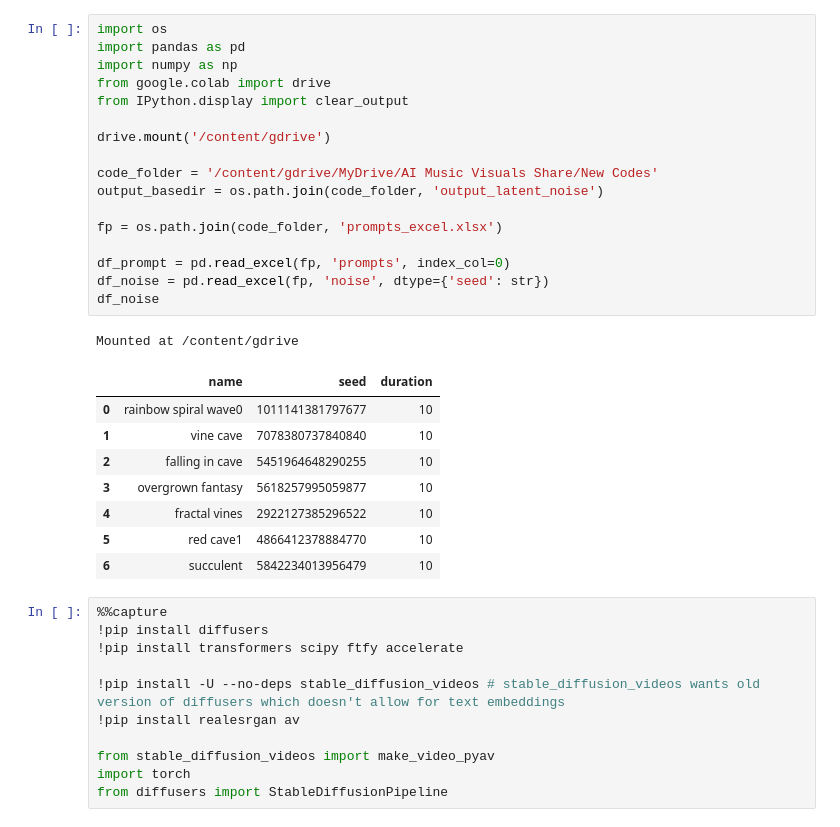
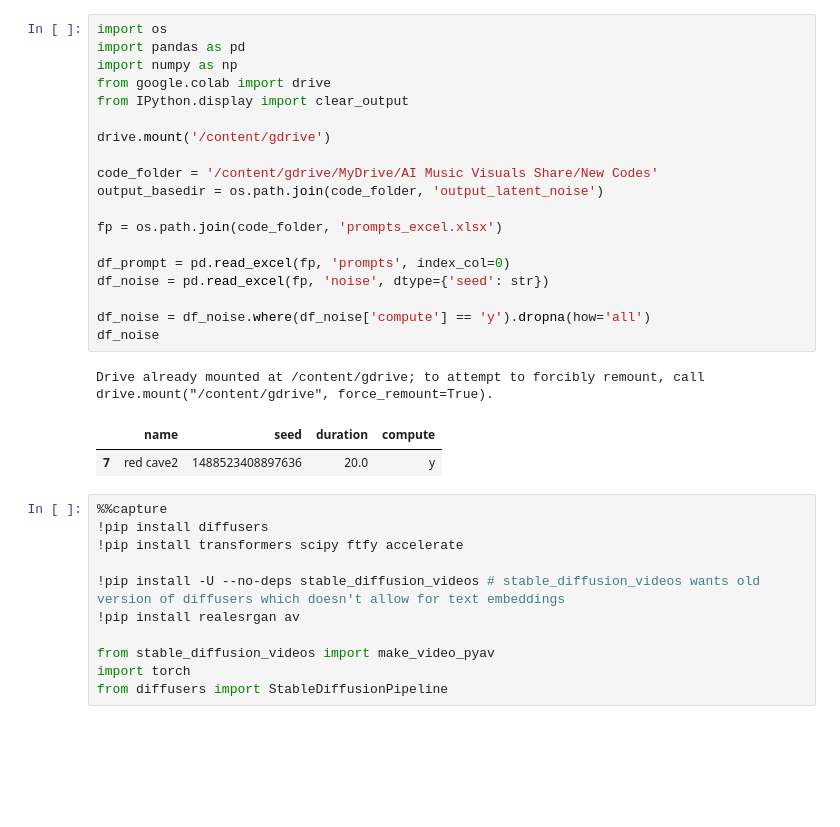
Before and after one commit to aspitarl/AI-Art, a Jupyter notebook: collab_notebooks/Latent_Noise.ipynb, the cells around one changed output. Cells and saved outputs as stored; diff of their text form; blank space fills up the shorter version.

```diff
--- a/collab_notebooks/Latent_Noise.ipynb
+++ b/collab_notebooks/Latent_Noise.ipynb
@@ -1,30 +1,26 @@
 # %%
 import os
 import pandas as pd
 import numpy as np
 from google.colab import drive
 from IPython.display import clear_output
 
 drive.mount('/content/gdrive')
 
 code_folder = '/content/gdrive/MyDrive/AI Music Visuals Share/New Codes'
 output_basedir = os.path.join(code_folder, 'output_latent_noise')
 
 fp = os.path.join(code_folder, 'prompts_excel.xlsx')
 
 df_prompt = pd.read_excel(fp, 'prompts', index_col=0)
 df_noise = pd.read_excel(fp, 'noise', dtype={'seed': str})
+
+df_noise = df_noise.where(df_noise['compute'] == 'y').dropna(how='all')
 df_noise
 # %% [output]
-Mounted at /content/gdrive
+Drive already mounted at /content/gdrive; to attempt to forcibly remount, call drive.mount("/content/gdrive", force_remount=True).
-|  | name | seed | duration |
-| 0 | rainbow spiral wave0 | 1011141381797677 | 10 |
-| 1 | vine cave | 7078380737840840 | 10 |
-| 2 | falling in cave | 5451964648290255 | 10 |
-| 3 | overgrown fantasy | 5618257995059877 | 10 |
-| 4 | fractal vines | 2922127385296522 | 10 |
-| 5 | red cave1 | 4866412378884770 | 10 |
-| 6 | succulent | 5842234013956479 | 10 |
+|  | name | seed | duration | compute |
+| 7 | red cave2 | 1488523408897636 | 20.0 | y |
 # %%
 %%capture
 !pip install diffusers
```
Also changed, not shown: parts of 1 cell of this notebook, 1 other file.
